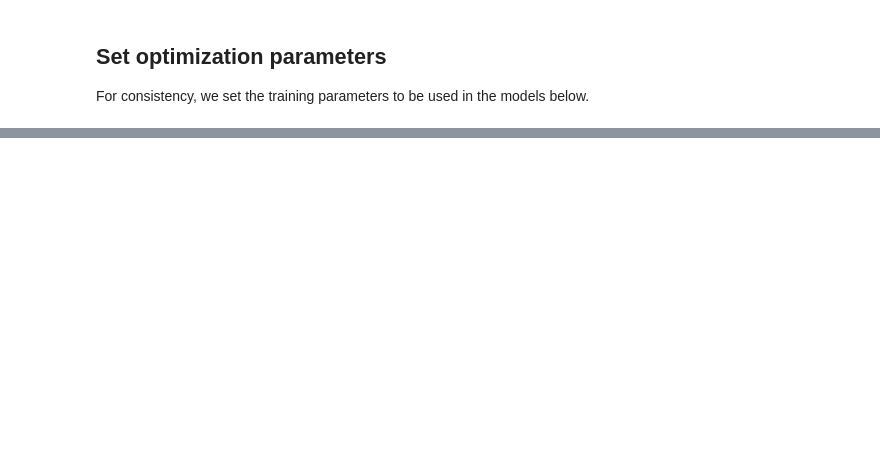
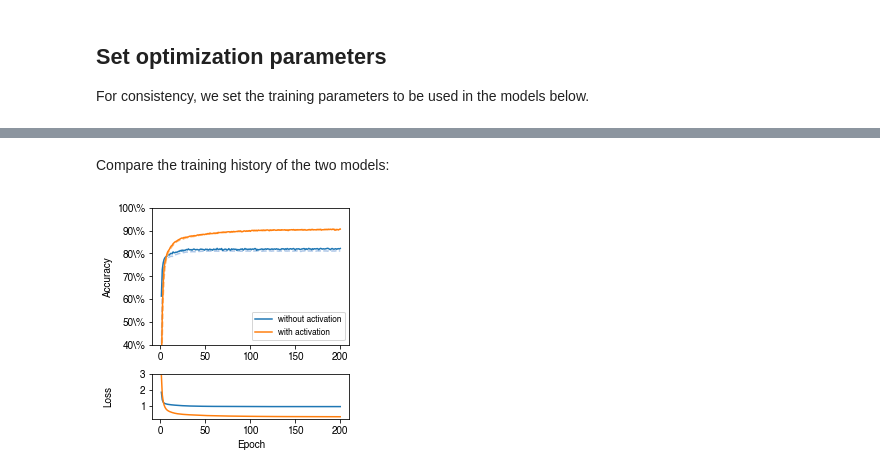
Before and after one commit to fancompute/electro-optic-activation, a Jupyter notebook: study_mnist.ipynb, the cells around one changed output, grey strips where cells are left out. Saved outputs shown, nothing was run; the diff lists cells and outputs as text; code cells hidden in the pictures; blank space fills up the shorter version.

```diff
--- a/study_mnist.ipynb
+++ b/study_mnist.ipynb
@@ -334,0 +140,11 @@ Acc = 0.9388
+# %% [markdown]
+Compare the training history of the two models:
+# %%
+plot_model_comparison([history_linear, history_eo],
+                          ['without activation', 'with activation'],
+                          figsize=(3.5,3.5),
+                          axs=None,
+                          ylim_acc=[40,100],
+                          height_ratios=[1,0.33]);
+# %% [output]
+[figure, added]
```
Also changed, not shown: parts of 37 cells of this notebook, 3 other files.
